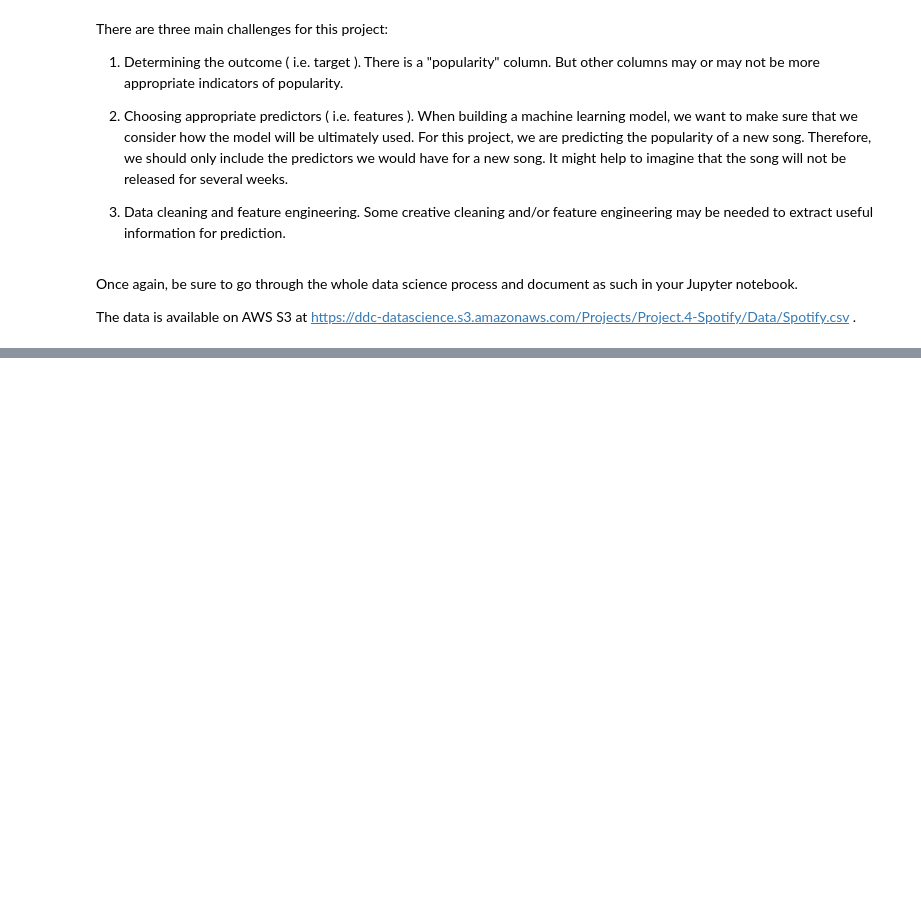
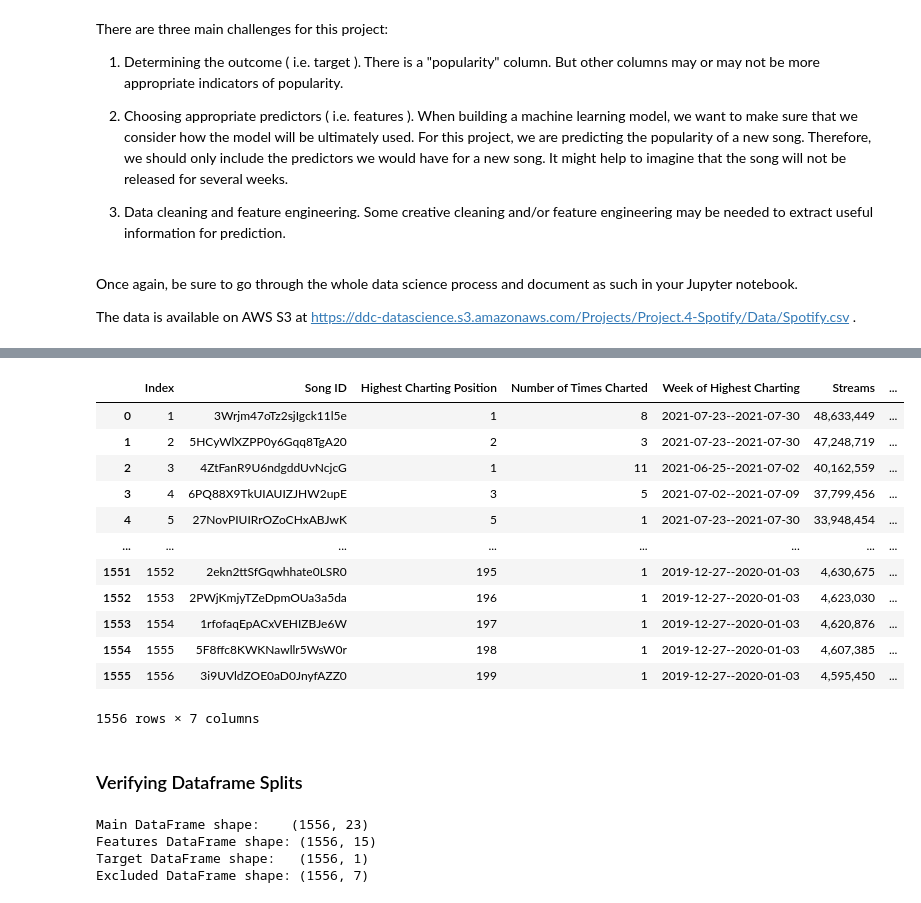
Before and after one commit to ikoghoddds-bit/Data-Science-Portfolio-C21, a Jupyter notebook: Projects/Project-4/Spotify_Pass_1.ipynb, the cells around one changed output, grey strips where cells are left out. Saved outputs shown, nothing was run; the diff lists cells and outputs as text; code cells hidden in the pictures; blank space fills up the shorter version.

```diff
--- a/Projects/Project-4/Spotify_Pass_1.ipynb
+++ b/Projects/Project-4/Spotify_Pass_1.ipynb
@@ -39,0 +536,34 @@ ls -la
+# %%
+# Create the excluded columns DataFrame (in case I need to reference them later)
+
+df_excluded = df[exclude_cols]
+df_excluded
+# %% [output]
+|  | Index | Song ID | Highest Charting Position | Number of Times Charted | Week of Highest Charting | Streams | ... |
+| 0 | 1 | 3Wrjm47oTz2sjIgck11l5e | 1 | 8 | 2021-07-23--2021-07-30 | 48,633,449 | ... |
+| 1 | 2 | 5HCyWlXZPP0y6Gqq8TgA20 | 2 | 3 | 2021-07-23--2021-07-30 | 47,248,719 | ... |
+| 2 | 3 | 4ZtFanR9U6ndgddUvNcjcG | 1 | 11 | 2021-06-25--2021-07-02 | 40,162,559 | ... |
+| 3 | 4 | 6PQ88X9TkUIAUIZJHW2upE | 3 | 5 | 2021-07-02--2021-07-09 | 37,799,456 | ... |
+| 4 | 5 | 27NovPIUIRrOZoCHxABJwK | 5 | 1 | 2021-07-23--2021-07-30 | 33,948,454 | ... |
+| ... | ... | ... | ... | ... | ... | ... | ... |
+| 1551 | 1552 | 2ekn2ttSfGqwhhate0LSR0 | 195 | 1 | 2019-12-27--2020-01-03 | 4,630,675 | ... |
+| 1552 | 1553 | 2PWjKmjyTZeDpmOUa3a5da | 196 | 1 | 2019-12-27--2020-01-03 | 4,623,030 | ... |
+| 1553 | 1554 | 1rfofaqEpACxVEHIZBJe6W | 197 | 1 | 2019-12-27--2020-01-03 | 4,620,876 | ... |
+| 1554 | 1555 | 5F8ffc8KWKNawllr5WsW0r | 198 | 1 | 2019-12-27--2020-01-03 | 4,607,385 | ... |
+| 1555 | 1556 | 3i9UVldZOE0aD0JnyfAZZ0 | 199 | 1 | 2019-12-27--2020-01-03 | 4,595,450 | ... |
+1556 rows × 7 columns
+# %% [markdown]
+### Verifying Dataframe Splits
+# %%
+# Printing Dataframe to verify that the split worked
+# Be sure that I haven't missed any columns,
+
+print("Main DataFrame shape:   ", df.shape)
+print("Features DataFrame shape:", df_features.shape)
+print("Target DataFrame shape:  ", df_target.shape)
+print("Excluded DataFrame shape:", df_excluded.shape)
+# %% [output]
+Main DataFrame shape:    (1556, 23)
+Features DataFrame shape: (1556, 15)
+Target DataFrame shape:   (1556, 1)
+Excluded DataFrame shape: (1556, 7)
```
Also changed, not shown: parts of 55 cells of this notebook.
